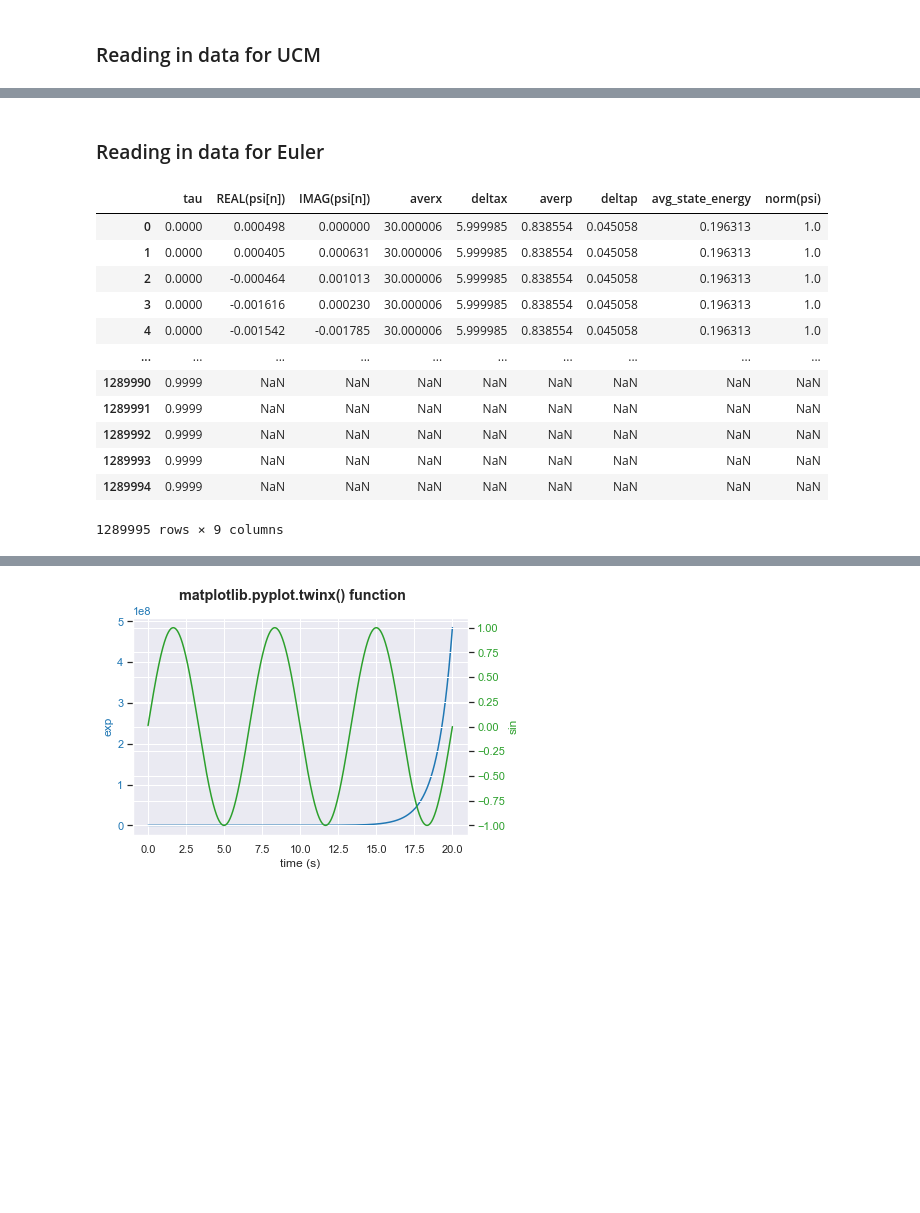
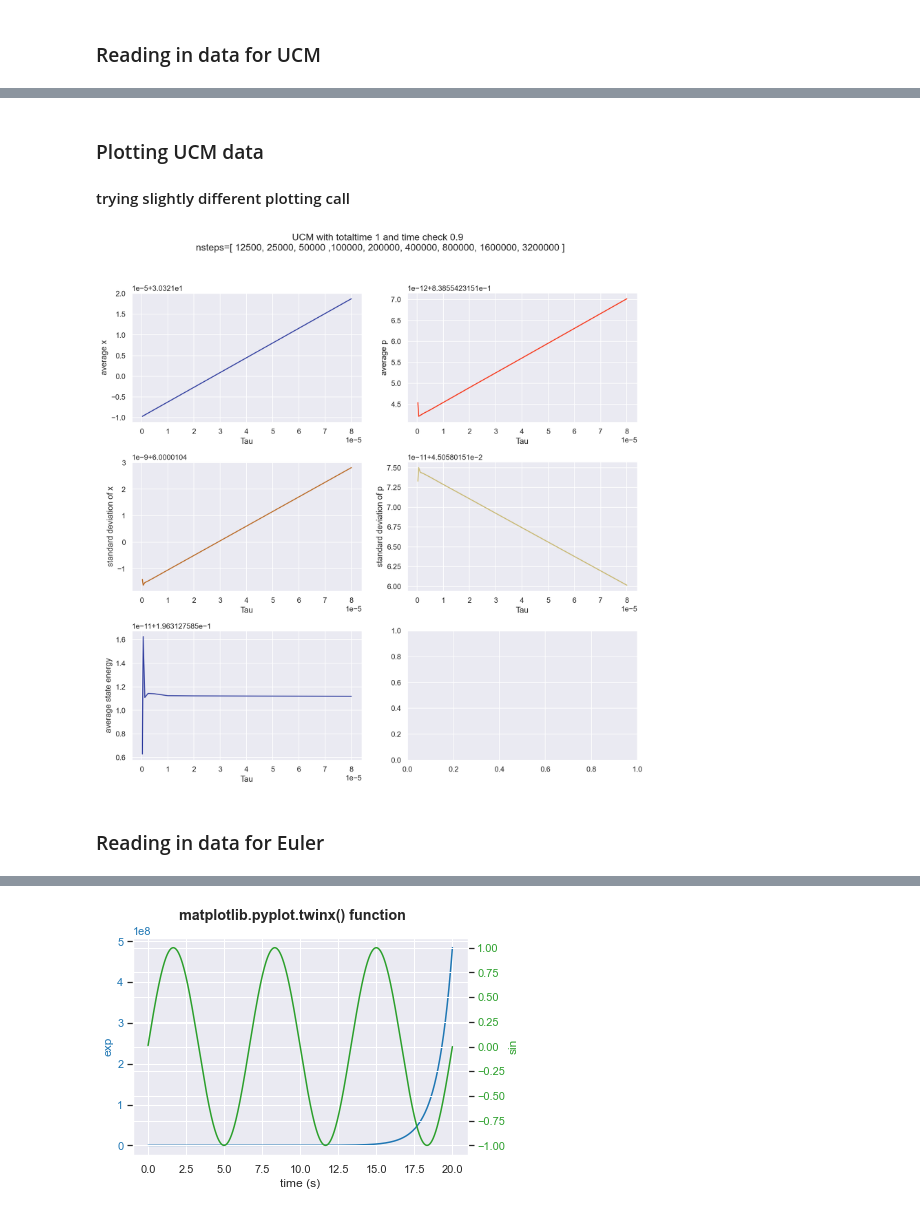
Before and after one commit to carlulli/TDSE, a Jupyter notebook: scripts/convergence.ipynb, the cells around one changed output, grey strips where cells are left out. Drawn from its saved outputs; the diff is of its cells as text; code cells hidden in the pictures; blank space fills up the shorter version.

```diff
--- a/scripts/convergence.ipynb
+++ b/scripts/convergence.ipynb
@@ -164,0 +219,8 @@ ucm_obs_df
+# %%
+ucm_nsteps = [ 12500, 25000, 50000 ,100000, 200000, 400000, 800000, 1600000, 3200000 ]
+ucm_totaltime = 1
+ucm_timepercentage = 0.9
+ucm_integrator = 1
+
+ucm_obs_df = create_timecheck_df(ucm_nsteps, ucm_totaltime, ucm_timepercentage, ucm_integrator)
+ucm_obs_df
@@ -165,37 +238,32 @@ ucm_obs_df
+# %% [markdown]
+### Plotting UCM data
+#### trying slightly different plotting call
+# %%
+fig_ucm, ax_ucm = plt.subplots(3, 2, figsize=(12,12))
+fig_ucm.suptitle('UCM with totaltime {} and time check {} \n nsteps=[ 12500, 25000, 50000 ,100000, 200000, 400000, 800000, 1600000, 3200000 ]'.format(ucm_totaltime, ucm_totaltime*ucm_timepercentage))
+fig_ucm.tight_layout(pad=3)
+
+# print(ax_ucm)
+# print(type(ax_ucm))
+
+ax_ucm[0, 0].plot(ucm_obs_df.Tau, ucm_obs_df.averx, label='avgx', color='#3340a0')
+ax_ucm[0, 0].set(xlabel='Tau', ylabel='average x')
+
+ax_ucm[1, 0].plot(ucm_obs_df.Tau, ucm_obs_df.deltax, label='avgx', color='#ba6a25')
+ax_ucm[1, 0].set(xlabel='Tau', ylabel='standard deviation of x')
+
+ax_ucm[0, 1].plot(ucm_obs_df.Tau, ucm_obs_df.averp, label='avgp', color='#f7381b')
+ax_ucm[0, 1].set(xlabel='Tau', ylabel='average p')
+
+ax_ucm[1, 1].plot(ucm_obs_df.Tau, ucm_obs_df.deltap, label='deltap', color='#c9b974')
+ax_ucm[1, 1].set(xlabel='Tau', ylabel='standard deviation of p')
+
+ax_ucm[2, 0].plot(ucm_obs_df.Tau, ucm_obs_df.avg_state_energy, label='avg_state_energy', color='#3340a0')
+ax_ucm[2, 0].set(xlabel='Tau', ylabel='average state energy')
+
+fig.savefig('../plots/UCM_fixed_tt{}_pt{}_newlong.png'.format(ucm_totaltime, ucm_totaltime*ucm_timepercentage), dpi=300)
+plt.show()
+# %% [output]
+[figure, added]
 # %% [markdown]
 ### Reading in data for Euler
-# %%
-nsteps_euler = [ 1000, 2000, 5000, 10000]
-counte = False
-for i in nsteps_euler:
-    dfe = pd.read_csv("../data/gauss_wf_wall6_129_1_{}_0_3_30_6_1.txt".format(i), sep="\t")
-
-    temp_dfe = pd.DataFrame(dfe.iloc[[-1]])
-    temp_dfe['nsteps'] = i
-
-    if counte == False:
-        euler_obs_df = pd.DataFrame(temp_dfe)
-        counte = True
-    else:
-        euler_obs_df = pd.concat([euler_obs_df, temp_dfe], ignore_index=True)
-
-# Adding column with Tau used in that case (time = nsteps x Tau)
-euler_obs_df['Tau'] = 1/euler_obs_df['nsteps']
-# euler_obs_df
-
-dfe.loc
-dfe.head(-5)
-# %% [output]
-|  | tau | REAL(psi[n]) | IMAG(psi[n]) | averx | deltax | averp | deltap | avg_state_energy | norm(psi) |
-| 0 | 0.0000 | 0.000498 | 0.000000 | 30.000006 | 5.999985 | 0.838554 | 0.045058 | 0.196313 | 1.0 |
-| 1 | 0.0000 | 0.000405 | 0.000631 | 30.000006 | 5.999985 | 0.838554 | 0.045058 | 0.196313 | 1.0 |
-| 2 | 0.0000 | -0.000464 | 0.001013 | 30.000006 | 5.999985 | 0.838554 | 0.045058 | 0.196313 | 1.0 |
-| 3 | 0.0000 | -0.001616 | 0.000230 | 30.000006 | 5.999985 | 0.838554 | 0.045058 | 0.196313 | 1.0 |
-| 4 | 0.0000 | -0.001542 | -0.001785 | 30.000006 | 5.999985 | 0.838554 | 0.045058 | 0.196313 | 1.0 |
-| ... | ... | ... | ... | ... | ... | ... | ... | ... | ... |
-| 1289990 | 0.9999 | NaN | NaN | NaN | NaN | NaN | NaN | NaN | NaN |
-| 1289991 | 0.9999 | NaN | NaN | NaN | NaN | NaN | NaN | NaN | NaN |
-| 1289992 | 0.9999 | NaN | NaN | NaN | NaN | NaN | NaN | NaN | NaN |
-| 1289993 | 0.9999 | NaN | NaN | NaN | NaN | NaN | NaN | NaN | NaN |
-| 1289994 | 0.9999 | NaN | NaN | NaN | NaN | NaN | NaN | NaN | NaN |
-1289995 rows × 9 columns
```
Also changed, not shown: parts of 24 cells of this notebook, 1 other file.
